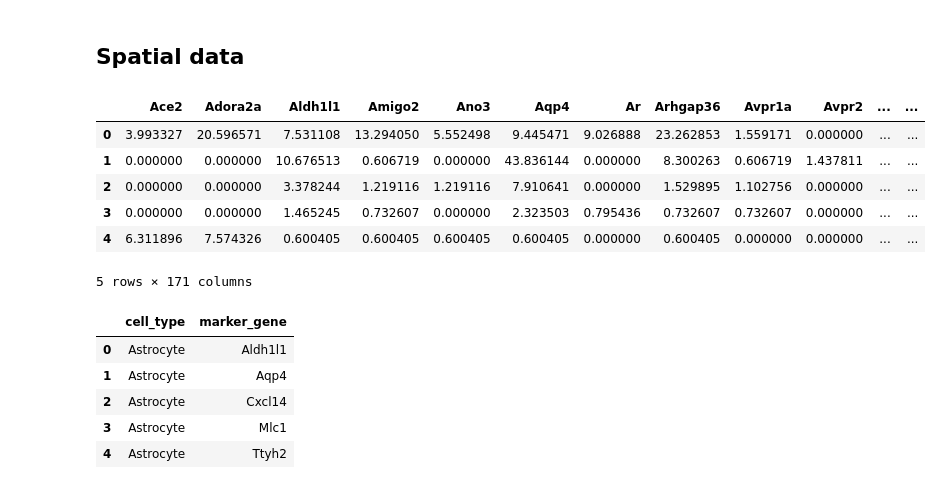
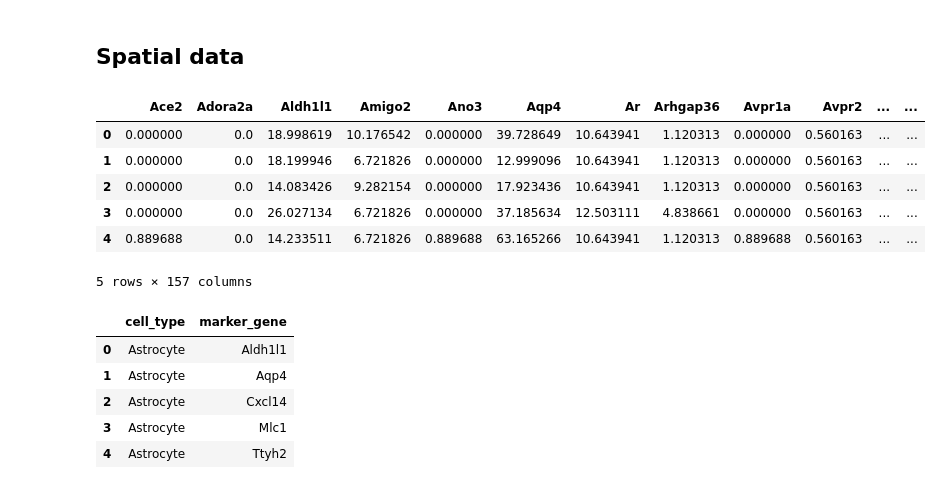
Before and after one commit to 3N4N/stloc, a Jupyter notebook: MERFISH_Tangram.ipynb, the cells around one changed output. Saved outputs shown, nothing was run; the diff lists cells and outputs as text; code cells hidden in the pictures.

```diff
--- a/MERFISH_Tangram.ipynb
+++ b/MERFISH_Tangram.ipynb
@@ -32,25 +35,25 @@ project_location = "e:/projects/stloc/"
 # Load data
 # %%
 running_data = None
-# running_data = '2celltypes'
+running_data = '2celltypes'
 # %% [markdown]
 ## Spatial data
 # %%
 if running_data != '2celltypes':
     df_st = pd.read_csv(project_location + "data/merfish/merfishSpatial.csv", sep=" ")
 else:
-    df_st = pd.read_csv(project_location + "data/FaultSpatial.csv", sep=",")
+    df_st = pd.read_csv(project_location + "data/combinationSpatial.csv", sep=",")
 coords = df_st['coord']
 df_st.drop(columns=['coord'], inplace=True)
 df_st.head()
 # %% [output]
 |  | Ace2 | Adora2a | Aldh1l1 | Amigo2 | Ano3 | Aqp4 | Ar | Arhgap36 | Avpr1a | Avpr2 | ... | ... |
-| 0 | 3.993327 | 20.596571 | 7.531108 | 13.294050 | 5.552498 | 9.445471 | 9.026888 | 23.262853 | 1.559171 | 0.000000 | ... | ... |
-| 1 | 0.000000 | 0.000000 | 10.676513 | 0.606719 | 0.000000 | 43.836144 | 0.000000 | 8.300263 | 0.606719 | 1.437811 | ... | ... |
-| 2 | 0.000000 | 0.000000 | 3.378244 | 1.219116 | 1.219116 | 7.910641 | 0.000000 | 1.529895 | 1.102756 | 0.000000 | ... | ... |
-| 3 | 0.000000 | 0.000000 | 1.465245 | 0.732607 | 0.000000 | 2.323503 | 0.795436 | 0.732607 | 0.732607 | 0.000000 | ... | ... |
-| 4 | 6.311896 | 7.574326 | 0.600405 | 0.600405 | 0.600405 | 0.600405 | 0.000000 | 0.600405 | 0.000000 | 0.000000 | ... | ... |
+| 0 | 0.000000 | 0.0 | 18.998619 | 10.176542 | 0.000000 | 39.728649 | 10.643941 | 1.120313 | 0.000000 | 0.560163 | ... | ... |
+| 1 | 0.000000 | 0.0 | 18.199946 | 6.721826 | 0.000000 | 12.999096 | 10.643941 | 1.120313 | 0.000000 | 0.560163 | ... | ... |
+| 2 | 0.000000 | 0.0 | 14.083426 | 9.282154 | 0.000000 | 17.923436 | 10.643941 | 1.120313 | 0.000000 | 0.560163 | ... | ... |
+| 3 | 0.000000 | 0.0 | 26.027134 | 6.721826 | 0.000000 | 37.185634 | 12.503111 | 4.838661 | 0.000000 | 0.560163 | ... | ... |
+| 4 | 0.889688 | 0.0 | 14.233511 | 6.721826 | 0.889688 | 63.165266 | 10.643941 | 1.120313 | 0.889688 | 0.560163 | ... | ... |
-5 rows × 171 columns
+5 rows × 157 columns
 # %%
 reference = pd.read_csv(project_location + "data/merfish/markerGene_for_merfish_data.csv")
 reference.drop(columns=['p_value'], inplace=True)
```
Also changed, not shown: parts of 25 cells of this notebook.
